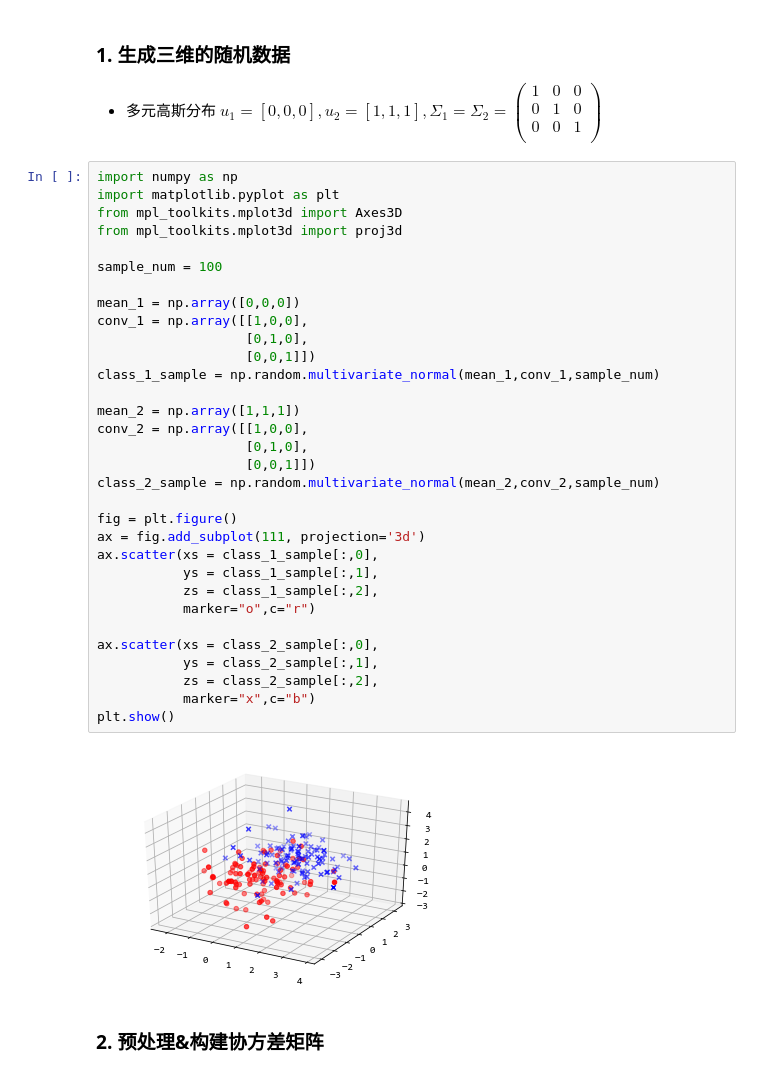
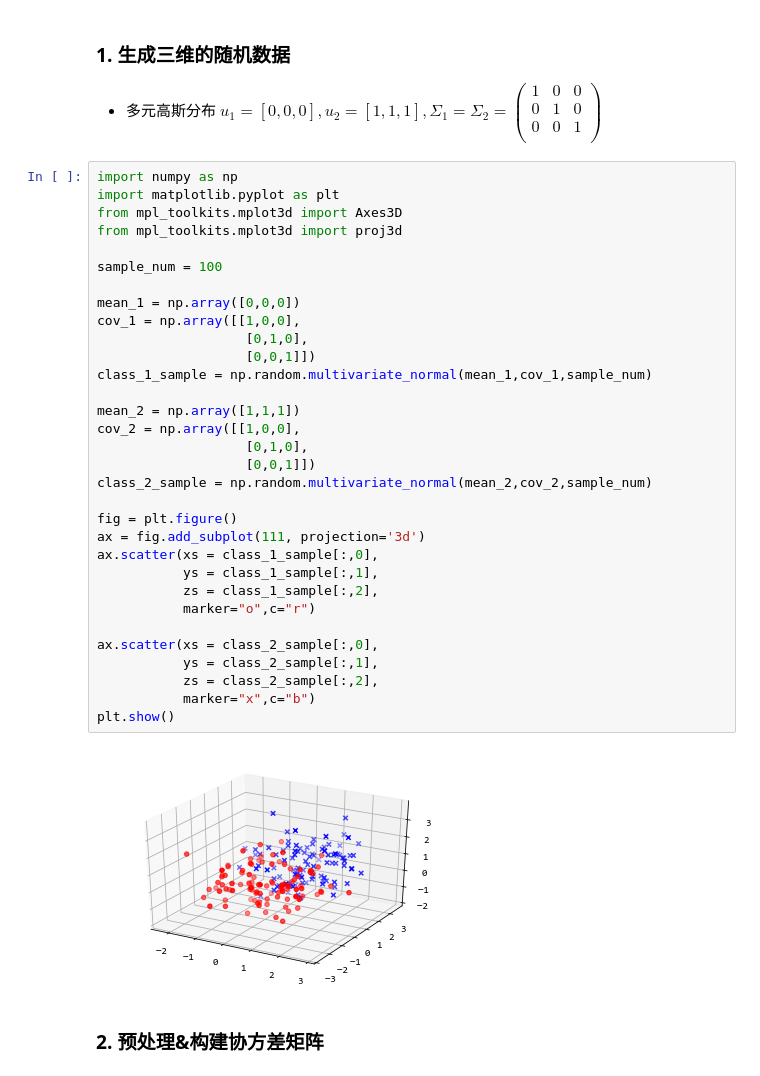
Before and after one commit to zengxy/ml_exercise, a Jupyter notebook: pca.ipynb, the cells around one changed output. Drawn from its saved outputs; the diff is of its cells as text.

```diff
--- a/pca.ipynb
+++ b/pca.ipynb
@@ -20,37 +20,37 @@
 # %%
 import numpy as np
 import matplotlib.pyplot as plt
 from mpl_toolkits.mplot3d import Axes3D
 from mpl_toolkits.mplot3d import proj3d
 
 sample_num = 100
 
 mean_1 = np.array([0,0,0])
-conv_1 = np.array([[1,0,0],
+cov_1 = np.array([[1,0,0],
                    [0,1,0],
                    [0,0,1]])
-class_1_sample = np.random.multivariate_normal(mean_1,conv_1,sample_num)
+class_1_sample = np.random.multivariate_normal(mean_1,cov_1,sample_num)
 
 mean_2 = np.array([1,1,1])
-conv_2 = np.array([[1,0,0],
+cov_2 = np.array([[1,0,0],
                    [0,1,0],
                    [0,0,1]])
-class_2_sample = np.random.multivariate_normal(mean_2,conv_2,sample_num)
+class_2_sample = np.random.multivariate_normal(mean_2,cov_2,sample_num)
 
 fig = plt.figure()
 ax = fig.add_subplot(111, projection='3d')
 ax.scatter(xs = class_1_sample[:,0],
            ys = class_1_sample[:,1],
            zs = class_1_sample[:,2],
            marker="o",c="r")
 
 ax.scatter(xs = class_2_sample[:,0],
            ys = class_2_sample[:,1],
            zs = class_2_sample[:,2],
            marker="x",c="b")
 plt.show()
 # %% [output]
-[figure, old version]
+[figure, new version]
 # %% [markdown]
 ### 2. 预处理&构建协方差矩阵
 # %%
```
Also changed, not shown: parts of 3 cells of this notebook.
